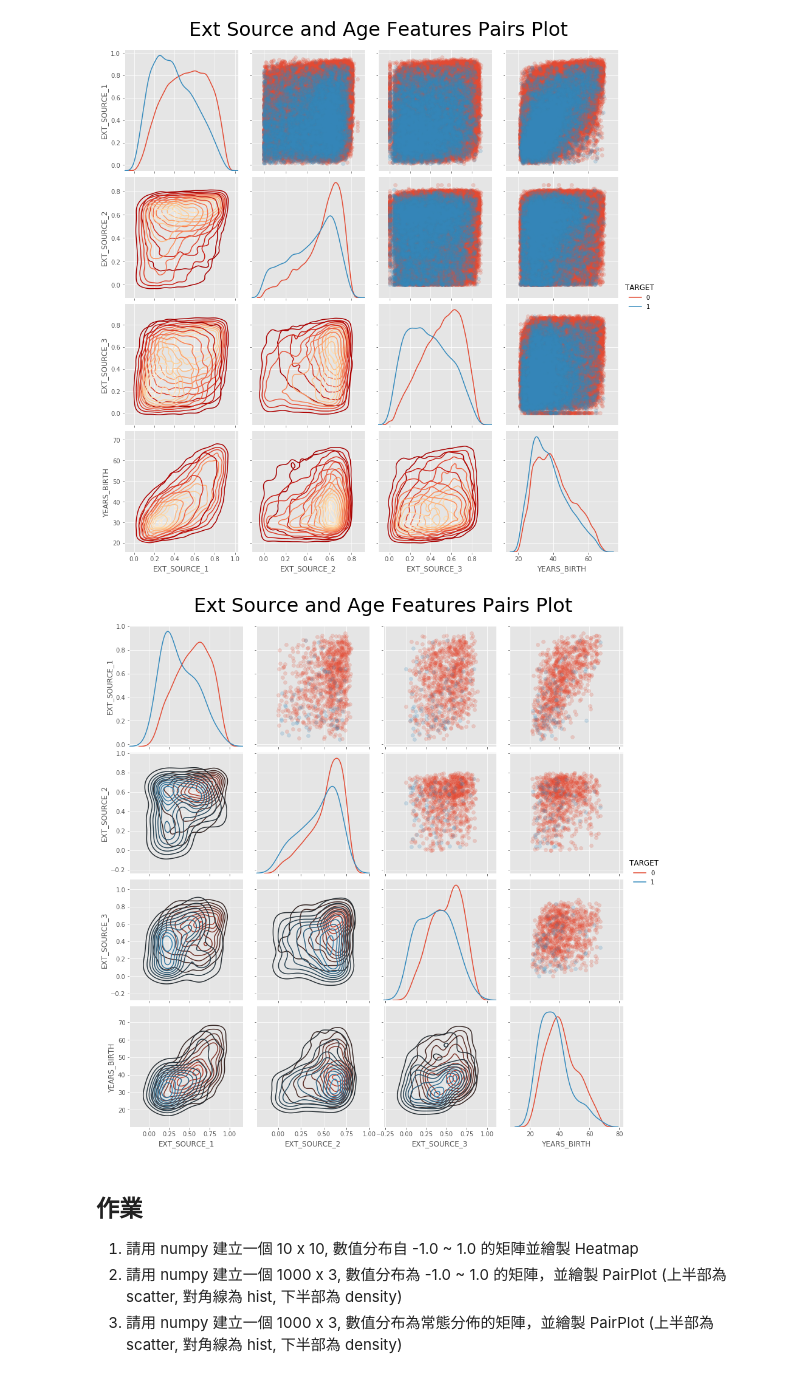
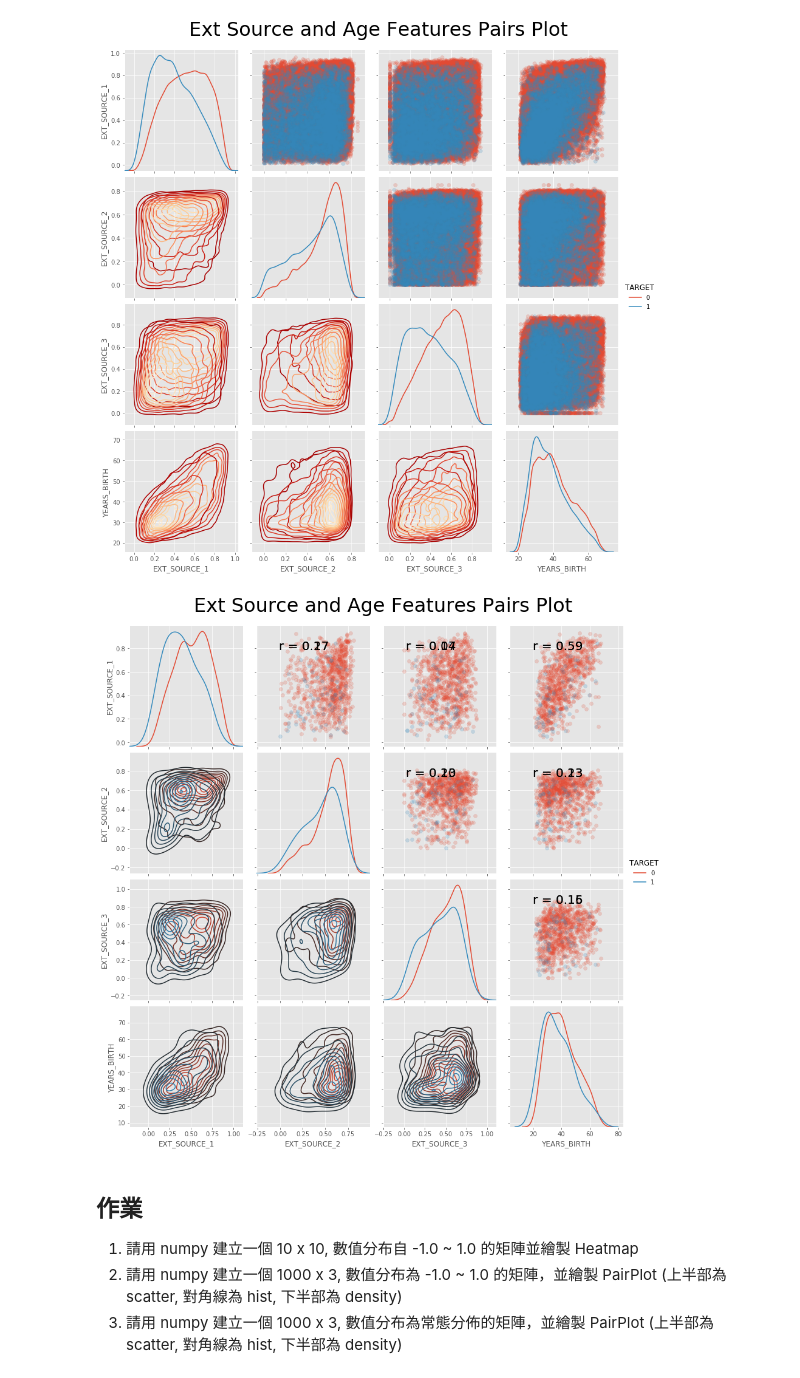
Before and after one commit to w2051200021/ML100Days, a Jupyter notebook: example/Day_020_EDA_heatmap.ipynb, the cells around one changed output. Cells and saved outputs as stored; diff of their text form; code cells hidden in the pictures.

```diff
--- a/example/Day_020_EDA_heatmap.ipynb
+++ b/example/Day_020_EDA_heatmap.ipynb
@@ -114,6 +114,6 @@ print(plot_data.head())
 def corr_func(x, y, **kwargs):
     r = np.corrcoef(x, y)[0][1]
     ax = plt.gca() # Get the Current Axes, creating one if necessary.
-    ax.annotate("r = {:.2f}".format(r),
+    ax.annotate("r = {:.2f}\n".format(r),
                 xy=(.2, .8), xycoords=ax.transAxes,
                 size = 20)
@@ -143,25 +141,25 @@ plt.show()
 # %%
 # 試著以不同 size 畫看看，觀察有那裡不太一樣
 N_sample = 1000
 
 data = plot_data.dropna().sample(n = N_sample)
 # 建立 pairgrid 物件
 grid = sns.PairGrid(data = data, size = 3, diag_sharey=False,
                     hue = 'TARGET', vars = [x for x in list(data.columns) if x != 'TARGET'])
 
 # 上半部為 scatter
 grid.map_upper(plt.scatter, alpha = 0.2)
-
+grid.map_upper(corr_func)
 # 對角線畫 histogram
 grid.map_diag(sns.kdeplot)
 
 # 下半部放 density plot
 grid.map_lower(sns.kdeplot) # , cmap = plt.cm.OrRd_r
 grid.add_legend()
 plt.suptitle('Ext Source and Age Features Pairs Plot', size = 32, y = 1.05)
 plt.show()
 # %% [output]
-[figure, old version]
+[figure, new version]
 # %% [markdown]
 ## 作業
 1. 請用 numpy 建立一個 10 x 10, 數值分布自 -1.0 ~ 1.0 的矩陣並繪製 Heatmap
```
Also changed, not shown: parts of 3 cells of this notebook, 1 other file.
